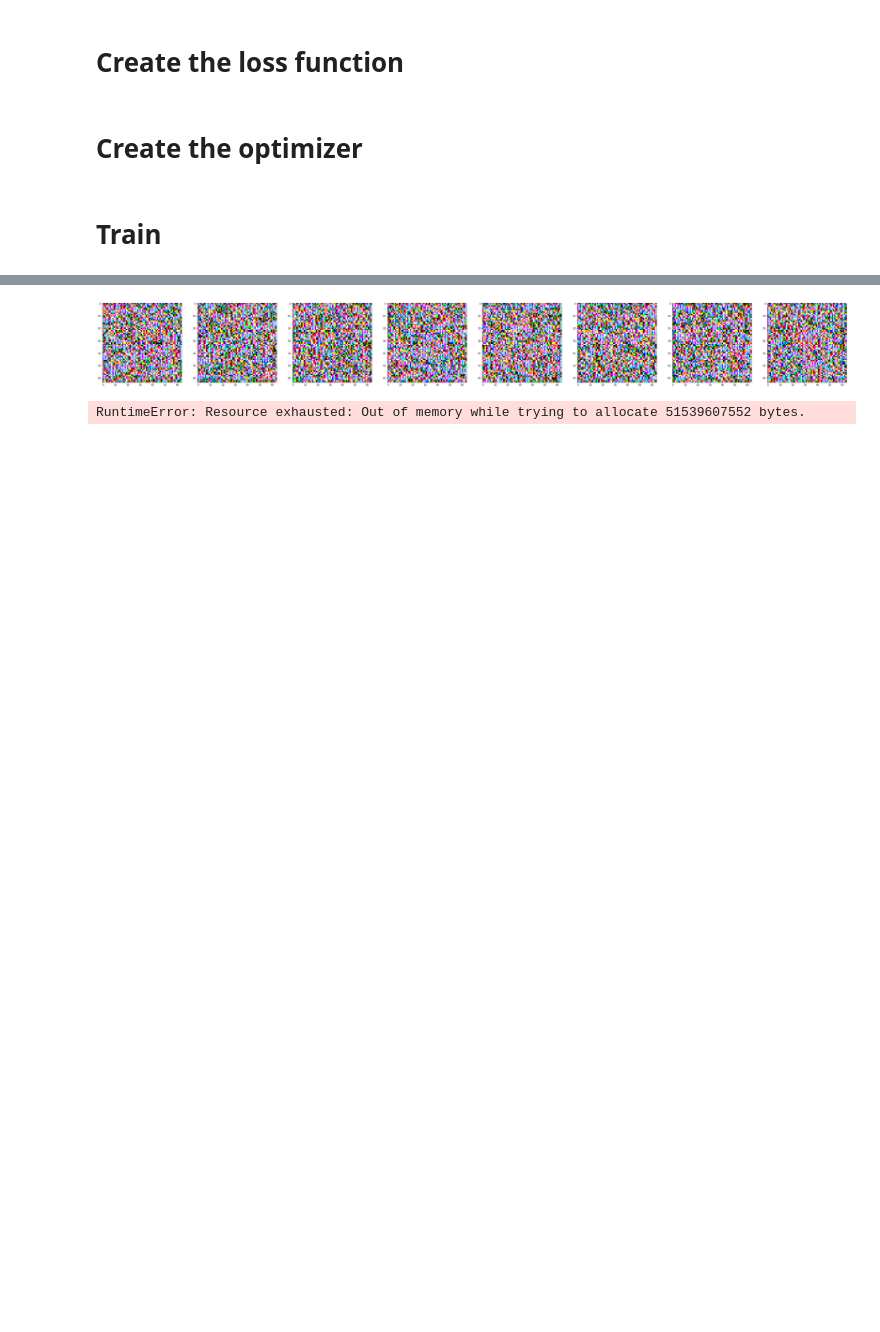
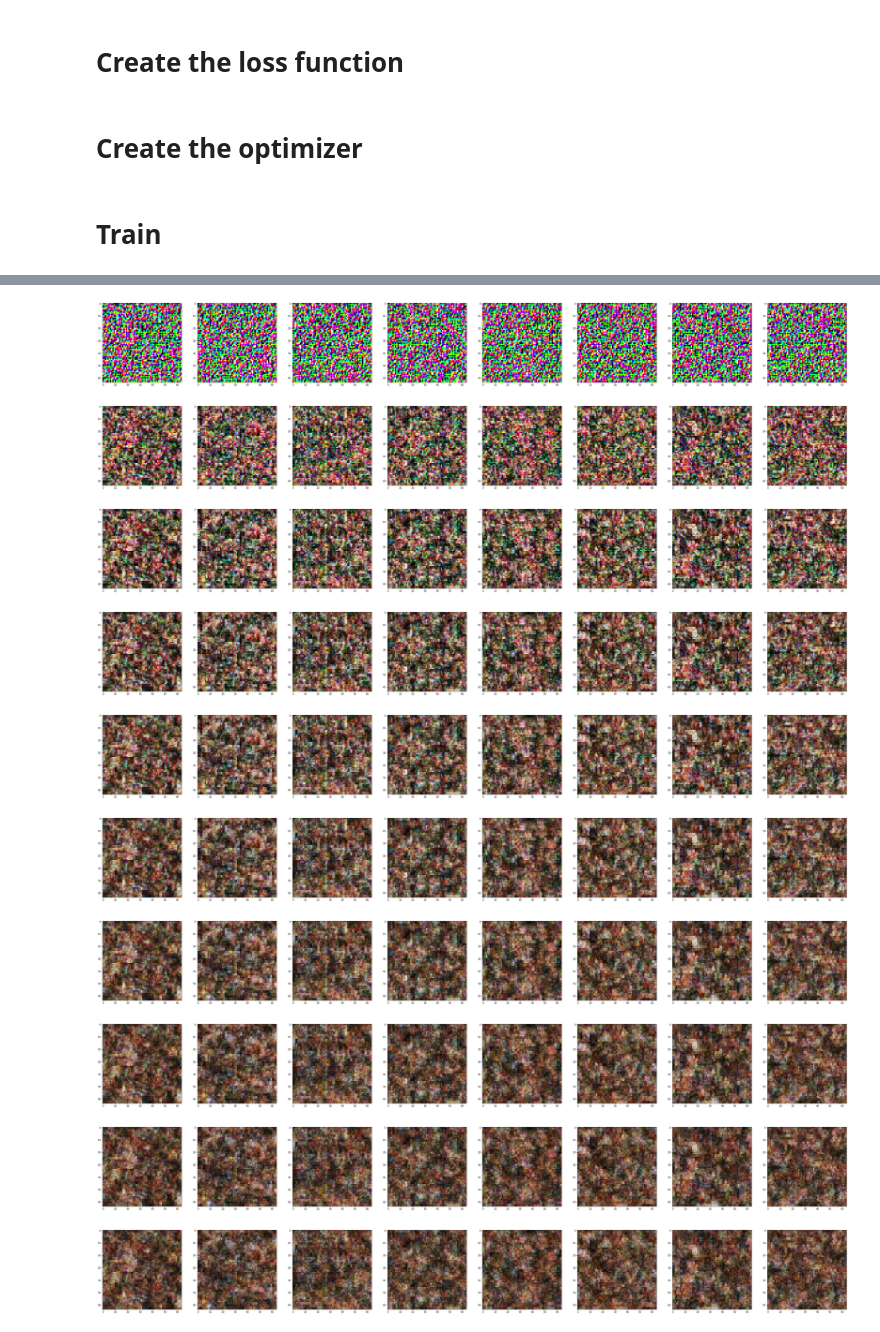
Before and after one commit to Information-Fusion-Lab-Umass/NuX, a Jupyter notebook: notebooks/GLOW.ipynb, the cells around one changed output, grey strips where cells are left out. Saved outputs shown, nothing was run; the diff lists cells and outputs as text; code cells hidden in the pictures; blank space fills up the shorter version.

Commit message:
Batched state bug fix

```diff
--- a/notebooks/GLOW.ipynb
+++ b/notebooks/GLOW.ipynb
@@ -55,20 +59,15 @@ def GLOWBlock(name):
                           nux.OnebyOneConvLAX(),
                           nux.Coupling(ConvBlock))
 
-def GLOW(i, num_blocks=2):
+def GLOW(i, num_blocks=1):
     base_idx = i*num_blocks
     layers = [GLOWBlock('glow_%d'%(base_idx + j)) for j in range(num_blocks)]
     return nux.sequential(*layers)
-
 
 def MultiscaleGLOW(quantize_bits=3):
 
     flow = nux.Identity()
     flow = nux.multi_scale(GLOW(0), flow)
-#     flow = nux.multi_scale(GLOW(1), flow)
-#     flow = nux.multi_scale(GLOW(2), flow)
-#     flow = nux.multi_scale(GLOW(3), flow)
-#     flow = nux.multi_scale(GLOW(4), flow)
 
     flow = nux.sequential(nux.UniformDequantization(scale=2**quantize_bits),
                           nux.Logit(),
@@ -116,3 +132,14 @@ Use tf.where in 2.0, which has the same broadcast rule as np.where
+# %%
+x = next(ds)['image']*1.0
+inputs = {'x': x}
+_ = apply_fun(flow.params, flow.state, inputs)
+# %%
+params = jax.tree_util.tree_map(lambda x:x*1.01, flow.params)
+state = jax.tree_util.tree_map(lambda x:x*1.01, flow.state)
+# %%
+x = next(ds)['image']*1.0
+inputs = {'x': x}
+_ = apply_fun(params, state, inputs)
 # %% [markdown]
 # Create the loss function
 # %%
@@ -142,10 +169,11 @@ state = flow.state
 # %%
 pbar = tqdm.notebook.tqdm(jnp.arange(10000))
 inputs = {'x': None}
+eval_key = random.PRNGKey(1)
 for i in pbar:
     key, *keys = random.split(key, 3)
     x_batch = next(ds)['image']
-    inputs['x'] = x_batch
+    inputs = {'x': x_batch}
 
     # Take a gradient step
     params = get_params(opt_state)
@@ -156,7 +184,7 @@ for i in pbar:
     pbar.set_description('bpd: %5.3f'%bits_per_dim)
 
     if(i%1000 == 0):
-        k1, k2 = random.split(keys[1], 2)
+        k1, k2 = random.split(eval_key, 2)
         n_samples = 8
 
         # Sample from the latent state with some temperature
@@ -180,2 +212,10 @@ for i in pbar:
-[figure, old version]
+[figure, new version]
-RuntimeError: Resource exhausted: Out of memory while trying to allocate 51539607552 bytes.
+[figure, added]
+[figure, added]
+[figure, added]
+[figure, added]
+[figure, added]
+[figure, added]
+[figure, added]
+[figure, added]
+[figure, added]
```
Also changed, not shown: parts of 6 cells of this notebook, 1 other file.
